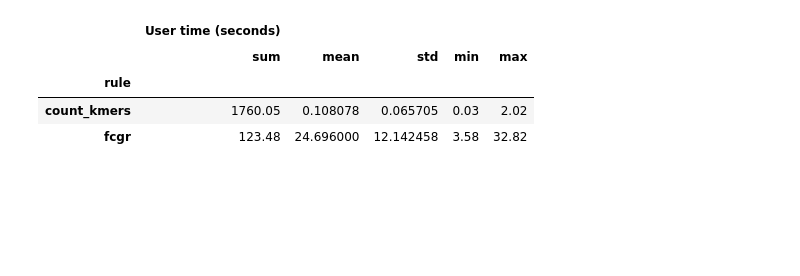
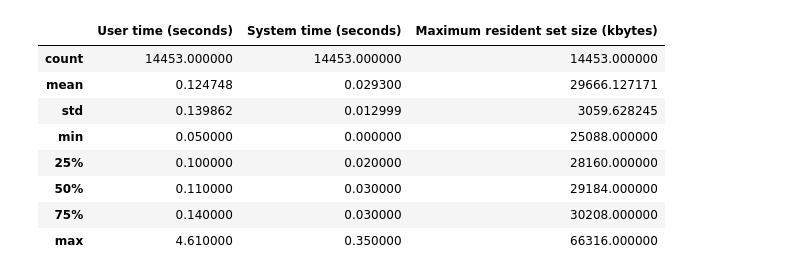
Before and after one commit to pg-space/panspace, a Jupyter notebook: notebooks/logs_fcgr_pipeline.ipynb, the cells around one changed output. Saved outputs shown, nothing was run; the diff lists cells and outputs as text; code cells hidden in the pictures; blank space fills up the shorter version.

```diff
--- a/notebooks/logs_fcgr_pipeline.ipynb
+++ b/notebooks/logs_fcgr_pipeline.ipynb
@@ -43,8 +32,13 @@ df.head()
-# %%
-df.groupby("rule")[["User time (seconds)"]].aggregate([np.sum, np.mean, np.std, np.min, np.max])
-# %% [output]
-|  | User time (seconds) |  |  |  |  |
-|  | sum | mean | std | min | max |
-| rule |  |  |  |  |  |
-| count_kmers | 1760.05 | 0.108078 | 0.065705 | 0.03 | 2.02 |
-| fcgr | 123.48 | 24.696000 | 12.142458 | 3.58 | 32.82 |
+# %%
+df_8mer = get_df_logs("/home/avila/Servers/watson/logs-fcgr-maks-benchmark/logs-8mer")
+df_8mer.query("rule == 'count_kmers'").describe()
+# %% [output]
+|  | User time (seconds) | System time (seconds) | Maximum resident set size (kbytes) |
+| count | 14453.000000 | 14453.000000 | 14453.000000 |
+| mean | 0.124748 | 0.029300 | 29666.127171 |
+| std | 0.139862 | 0.012999 | 3059.628245 |
+| min | 0.050000 | 0.000000 | 25088.000000 |
+| 25% | 0.100000 | 0.020000 | 28160.000000 |
+| 50% | 0.110000 | 0.030000 | 29184.000000 |
+| 75% | 0.140000 | 0.030000 | 30208.000000 |
+| max | 4.610000 | 0.350000 | 66316.000000 |
```
Also changed, not shown: parts of 17 cells of this notebook, 4 other files.
